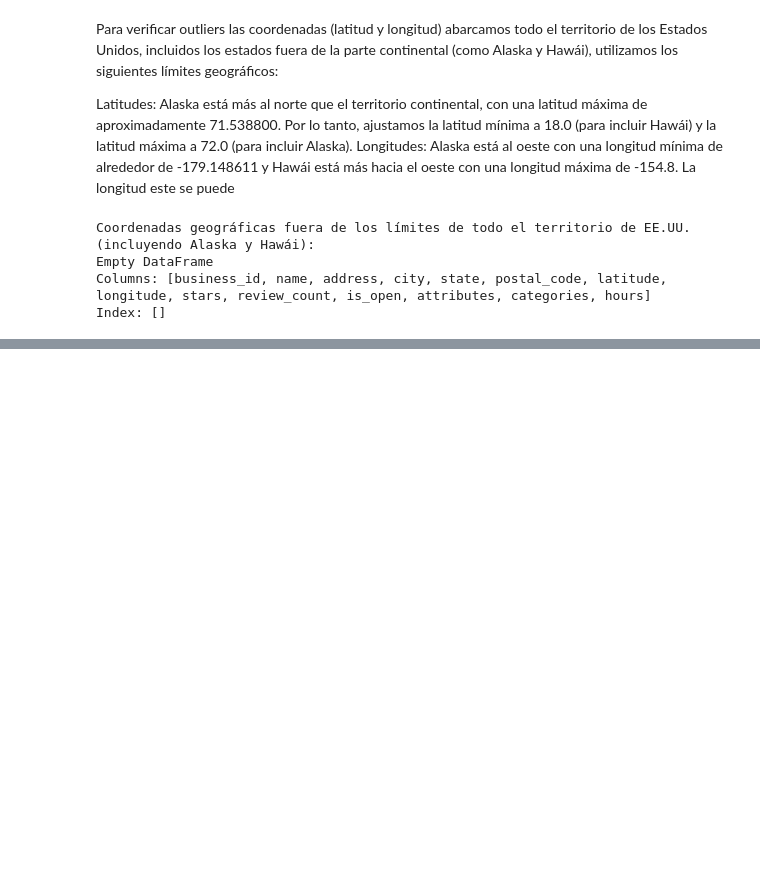
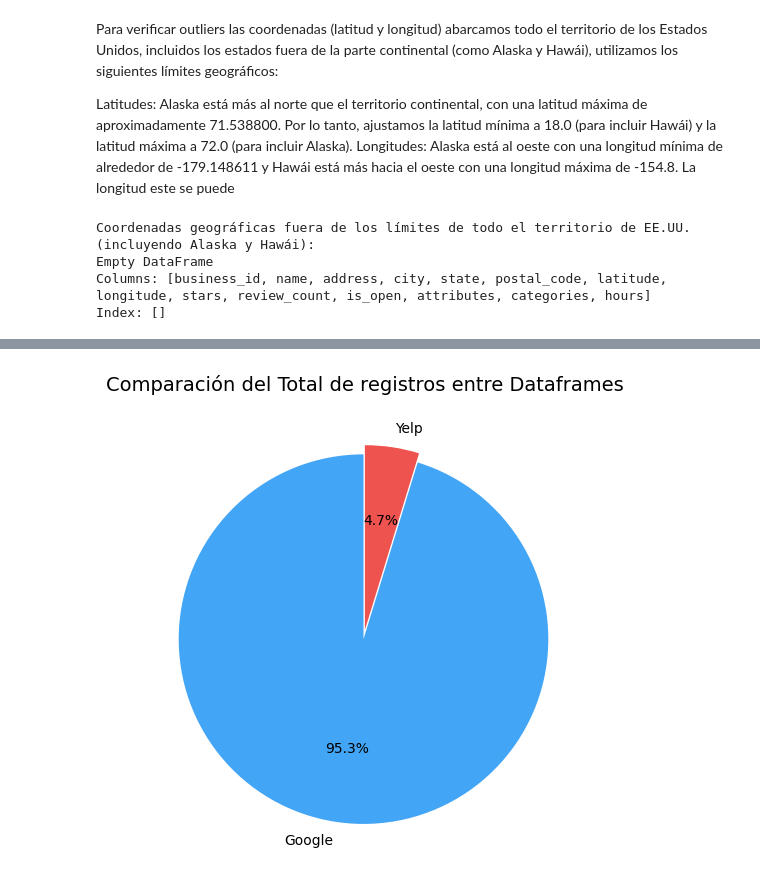
Before and after one commit to gastorellano/epicurean_project, a Jupyter notebook: Analisis preliminar/2_EDA_preliminar_comercios.ipynb, the cells around one changed output, grey strips where cells are left out. Saved outputs shown, nothing was run; the diff lists cells and outputs as text; code cells hidden in the pictures; blank space fills up the shorter version.

```diff
--- a/Analisis preliminar/3_EDA_preliminar_comercios.ipynb
+++ b/Analisis preliminar/2_EDA_preliminar_comercios.ipynb
@@ -539,0 +593,21 @@ Index: []
+# %%
+# calcular registros totales
+total_celdas_google = df_business_google.shape[0]
+total_celdas_yelp = df_business_yelp.shape[0]
+
+# Crear los datos para el gráfico de torta
+tamaños = [total_celdas_google, total_celdas_yelp]
+etiquetas = ['Google', 'Yelp']
+colores = ['#42a5f5', '#ef5350']
+
+# Crear el gráfico de torta
+plt.figure(figsize=(6, 6))
+plt.pie(tamaños, labels=etiquetas, colors=colores, autopct='%1.1f%%', startangle=90, explode=(0.05, 0))
+
+# Personalizar el gráfico
+plt.title('Comparación del Total de registros entre Dataframes', fontsize=14)
+
+# Mostrar el gráfico
+plt.show()
+# %% [output]
+[figure, added]
```
Also changed, not shown: parts of 9 cells of this notebook.
